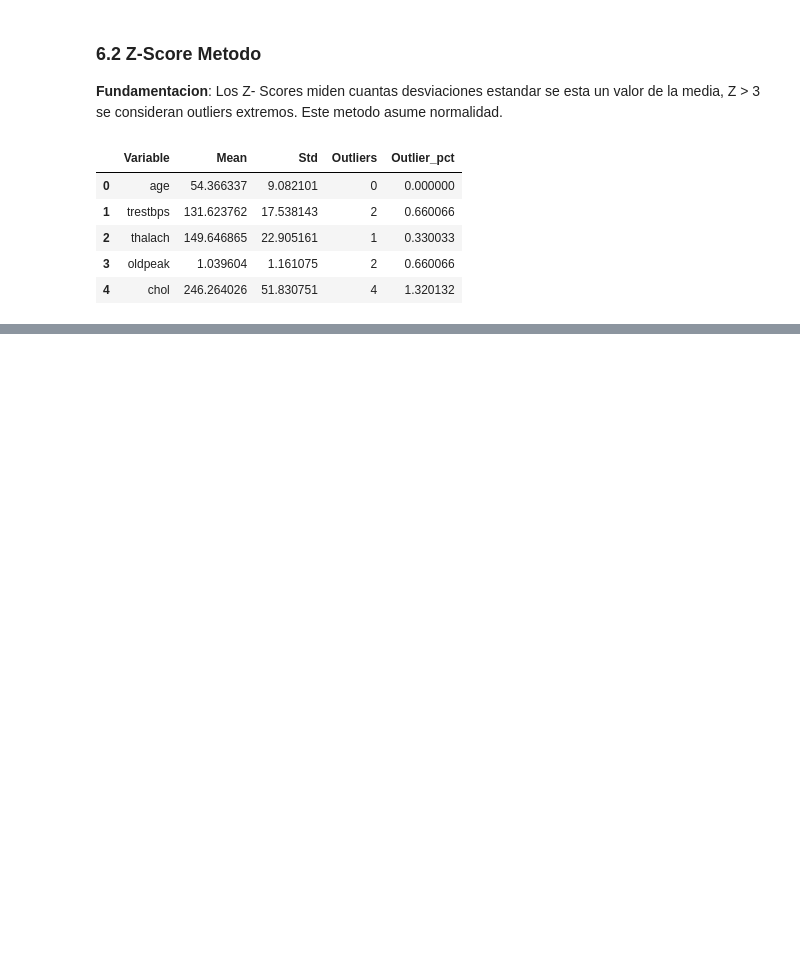
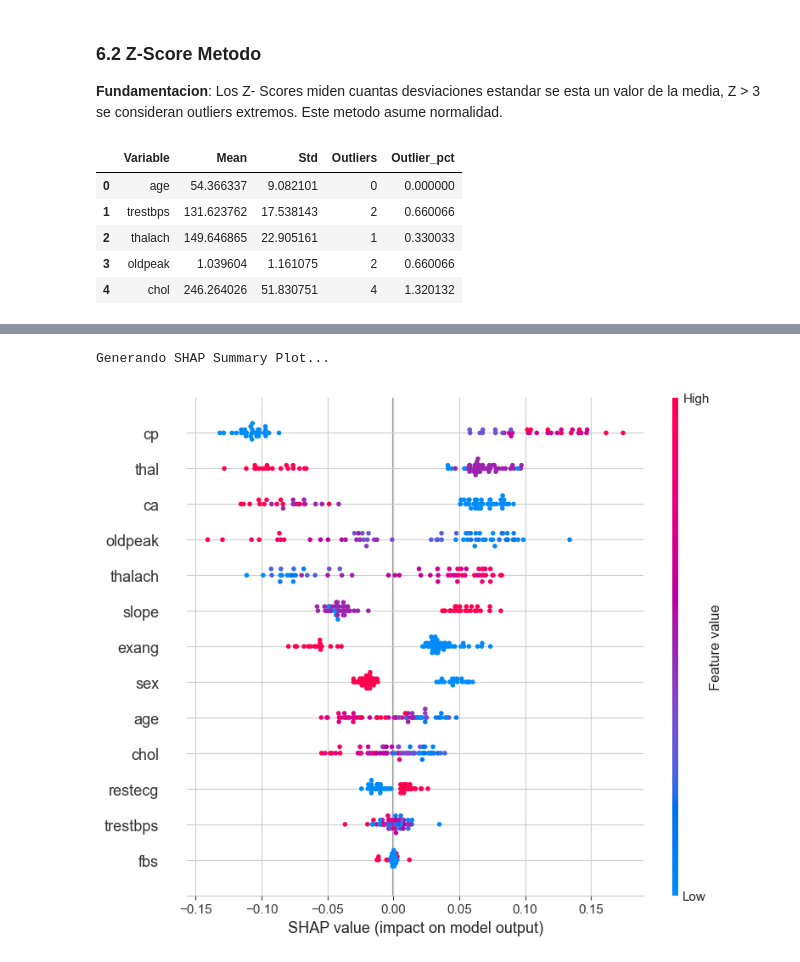
Before and after one commit to AlexSc97/modelo-predictivo-paro-cardiaco, a Jupyter notebook: notebooks/explore.ipynb, the cells around one changed output, grey strips where cells are left out. Cells and saved outputs as stored; diff of their text form; code cells hidden in the pictures; blank space fills up the shorter version.

```diff
--- a/notebooks/explore.ipynb
+++ b/notebooks/explore.ipynb
@@ -490,0 +587,26 @@ display(zscore_outliers)
+# %%
+try:
+    import shap
+except ImportError:
+    import sys
+    import subprocess
+    subprocess.check_call([sys.executable, '-m', 'pip', 'install', 'shap'])
+    import shap
+
+explainer = shap.TreeExplainer(pipeline.named_steps['classifier'])
+X_test_scaled = pipeline.named_steps['scaler'].transform(X_test)
+
+shap_values = explainer.shap_values(X_test_scaled)
+
+print('Generando SHAP Summary Plot...')
+try:
+    if isinstance(shap_values, list) or len(shap_values.shape) == 3:
+        shap.summary_plot(shap_values[:, :, 1] if not isinstance(shap_values, list) else shap_values[1], X_test, feature_names=feature_names)
+    else:
+        shap.summary_plot(shap_values, X_test, feature_names=feature_names)
+except Exception as e:
+    print(f'Uso alternativo del plot. Detalle de error: {e}')
+    shap.summary_plot(shap_values, X_test, feature_names=feature_names)
+# %% [output]
+Generando SHAP Summary Plot...
+[figure, added]
```
Also changed, not shown: parts of 10 cells of this notebook, 2 other files.
